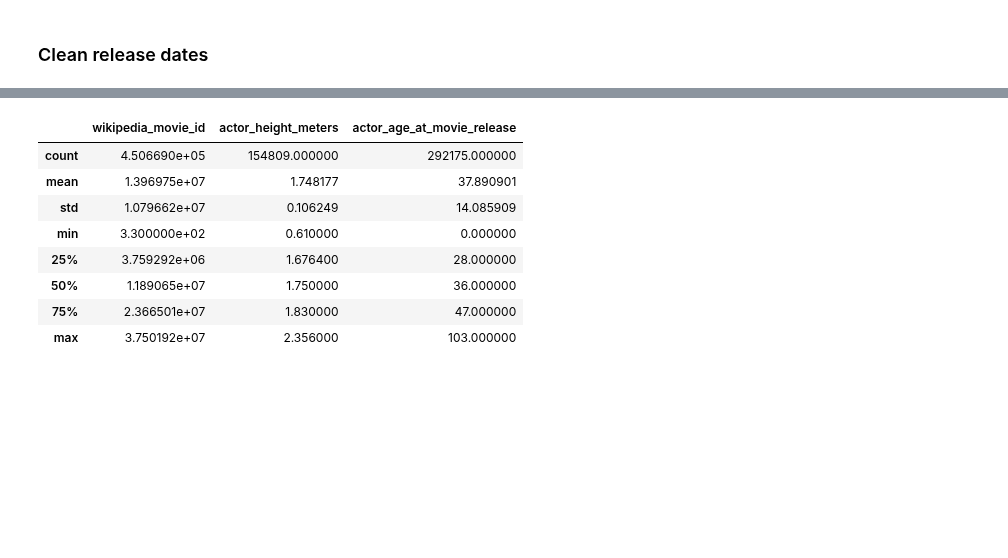
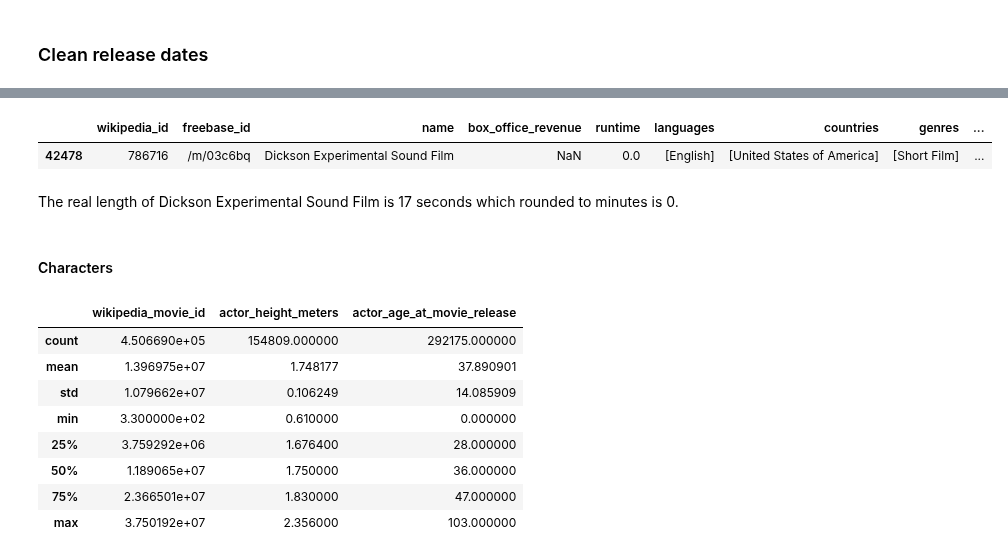
Before and after one commit to epfl-ada/ada-2022-project-theadaholics, a Jupyter notebook: main.ipynb, the cells around one changed output, grey strips where cells are left out. Saved outputs shown, nothing was run; the diff lists cells and outputs as text; code cells hidden in the pictures; blank space fills up the shorter version.

```diff
--- a/main.ipynb
+++ b/main.ipynb
@@ -126,3 +147,12 @@ movies.head()
+# %%
+movies[movies['runtime'] == 0]
+# %% [output]
+|  | wikipedia_id | freebase_id | name | box_office_revenue | runtime | languages | countries | genres | ... |
+| 42478 | 786716 | /m/03c6bq | Dickson Experimental Sound Film | NaN | 0.0 | [English] | [United States of America] | [Short Film] | ... |
+# %% [markdown]
+The real length of Dickson Experimental Sound Film is 17 seconds which rounded to minutes is 0.
+# %% [markdown]
+#### Characters
 # %%
 possible_age_range = (0, 150)
 possible_height_range = (0, 3)
```
Also changed, not shown: parts of 7 cells of this notebook.
